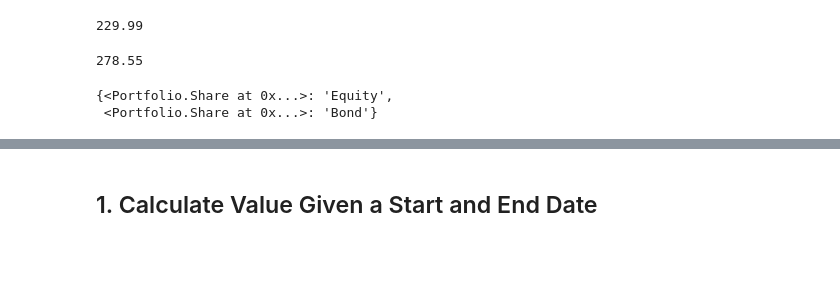
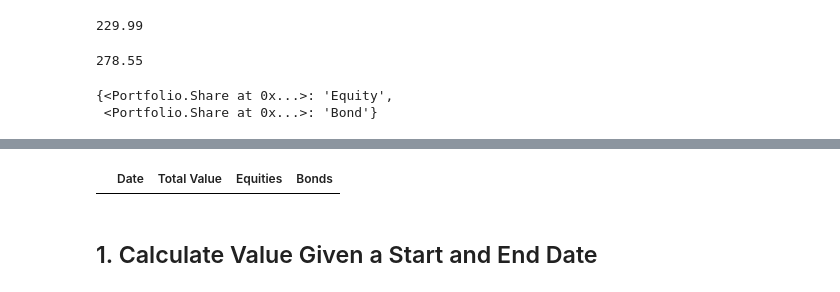
Before and after one commit to spencer84/Portfolio-Management, a Jupyter notebook: Financial Analysis - Equities and Bonds.ipynb, the cells around one changed output, grey strips where cells are left out. Cells and saved outputs as stored; diff of their text form; code cells hidden in the pictures; blank space fills up the shorter version.

```diff
--- a/Financial Analysis - Equities and Bonds.ipynb
+++ b/Financial Analysis - Equities and Bonds.ipynb
@@ -94,3 +117,7 @@ portfolio.log
+# %%
+portfolio.val_hist
+# %% [output]
+|  | Date | Total Value | Equities | Bonds |
 # %%
 sell_amt
 # %%
```
Also changed, not shown: parts of 5 cells of this notebook, 1 other file.
